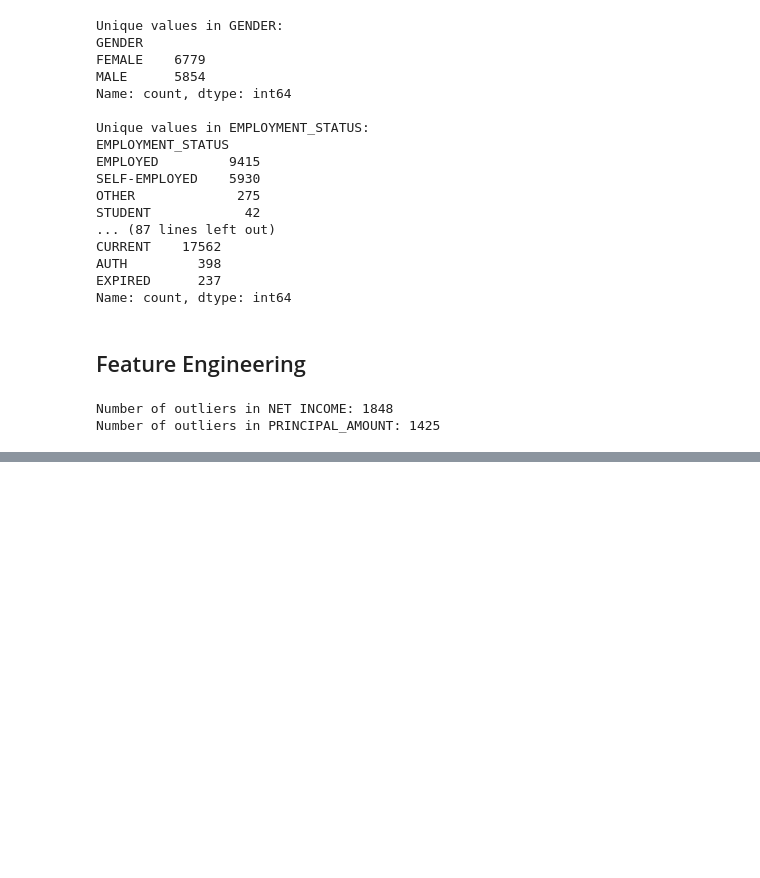
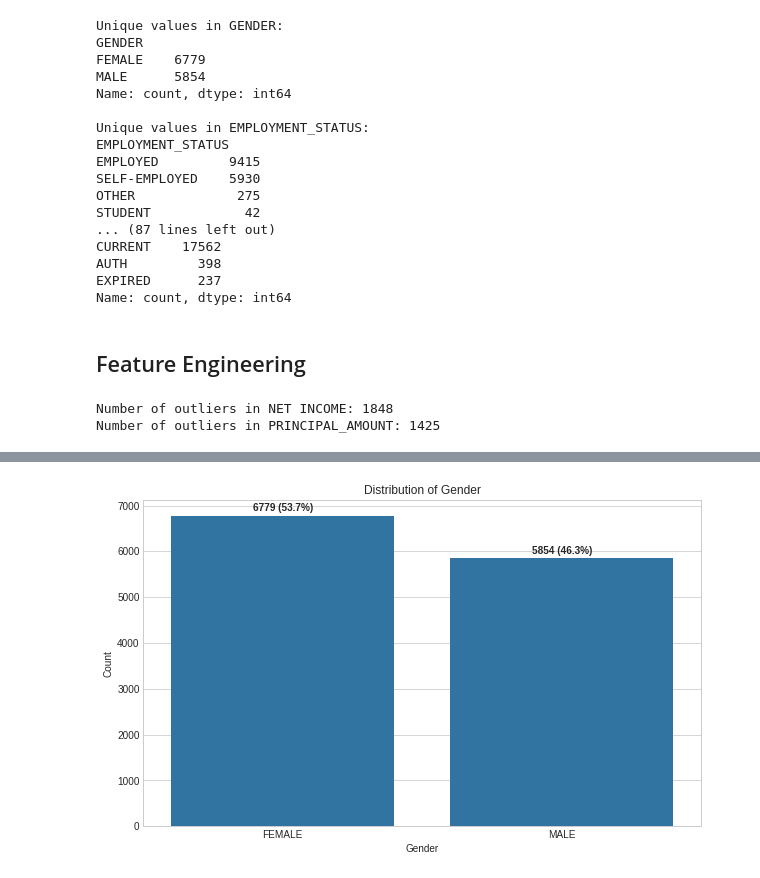
Before and after one commit to KaiFa254/SmartLender, a Jupyter notebook: notebooks/Alex.ipynb, the cells around one changed output, grey strips where cells are left out. Cells and saved outputs as stored; diff of their text form; code cells hidden in the pictures; blank space fills up the shorter version.

```diff
--- a/notebooks/Alex.ipynb
+++ b/notebooks/Alex.ipynb
@@ -307,0 +359,14 @@ Number of outliers in PRINCIPAL_AMOUNT: 1425
+# %%
+# Distribution of gender
+plt.figure(figsize=(10, 6))
+gender_counts = df_clean['GENDER'].value_counts()
+sns.barplot(x=gender_counts.index, y=gender_counts.values)
+plt.title('Distribution of Gender')
+plt.xlabel('Gender')
+plt.ylabel('Count')
+for i, v in enumerate(gender_counts.values):
+    plt.text(i, v + 100, f'{v} ({v/sum(gender_counts.values):.1%})',
+             horizontalalignment='center', fontweight='bold')
+plt.show()
+# %% [output]
+[figure, added]
```
Also changed, not shown: parts of 38 cells of this notebook, 1 other file.
